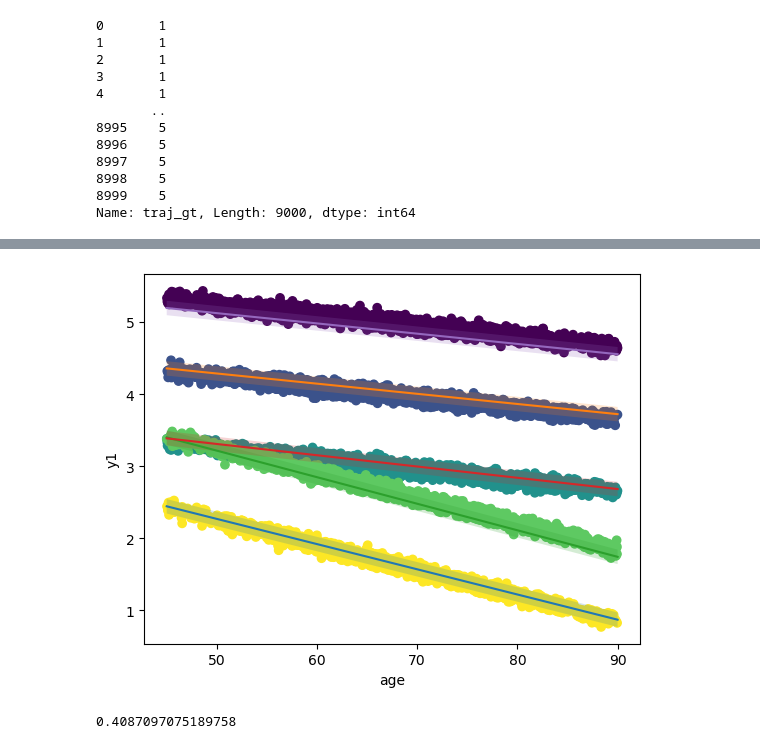
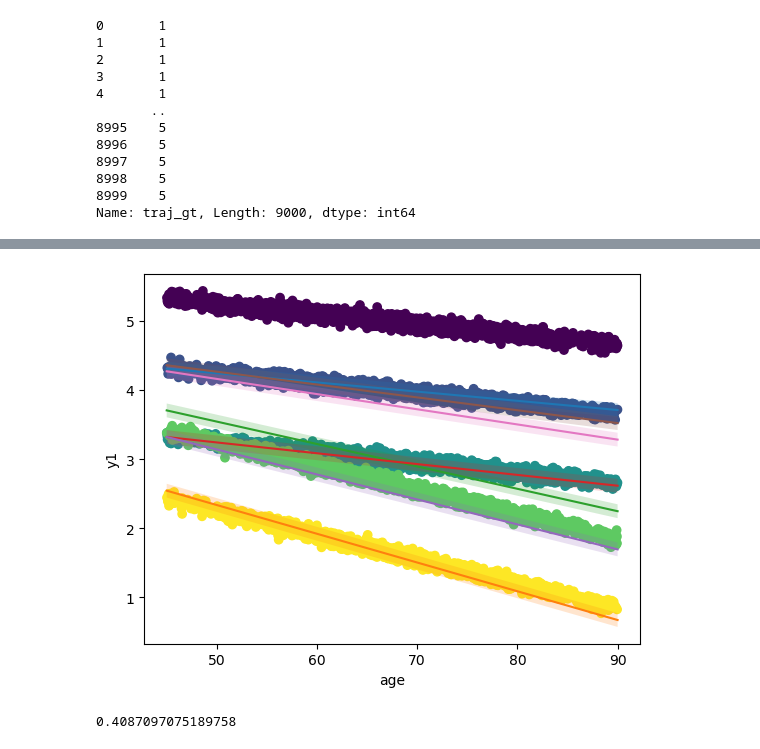
Before and after one commit to acil-bwh/bayes_traj, a Jupyter notebook: examples/gaussians/2d_gaussian_3_visits_std-0.05.ipynb, the cells around one changed output, grey strips where cells are left out. Saved outputs shown, nothing was run; the diff lists cells and outputs as text; code cells hidden in the pictures.

```diff
--- a/examples/gaussians/2d_gaussian_3_visits_std-0.05.ipynb
+++ b/examples/gaussians/2d_gaussian_3_visits_std-0.05.ipynb
@@ -134,34 +127,34 @@ model.estimate_params()
 # %%
 plt.close('all')
 
 
 plt.scatter(df['age'], df['y1'], c=df['traj_gt'])
 #plt.scatter(df['age'], df['y1'], c=np.argmax(probs.numpy(), axis=1))
 plt.xlabel('age')
 plt.ylabel('y1')
 
 #self.guide.median()
 
 #self.guide() # Dictionary (Draws a sample)
 
-K = 5
+K = 7
 X = torch.ones([100, 2])
 X[:, 1] = torch.linspace(45, 90, 100)
 for kk in range(K):
     #w = model.params['params']['AutoNormal.locs.W_'][kk, 0].data.numpy()
     #(model.estimate_params()['lambda_mu']).rsqrt().numpy()
     #lambda_ = model.params['params']['AutoNormal.locs.lambda_'][kk].data
     stddev = (model.estimate_params()['lambda_mu']).rsqrt().numpy()[kk]
     w = (model.estimate_params()['W_mu']).numpy()[kk,0]
 
     y1_tmp = np.dot(X.numpy(), w.T)
     plt.plot(X[:, 1], y1_tmp)
     lb = y1_tmp - 2*stddev
     ub = y1_tmp + 2*stddev
     plt.fill_between(X[:, 1], lb, ub, alpha=0.2)
 plt.show()
 # %% [output]
-[figure, old version]
+[figure, new version]
 # %%
 1/np.sqrt(lambda_.item())
 # %% [output]
```
Also changed, not shown: parts of 9 cells of this notebook.
